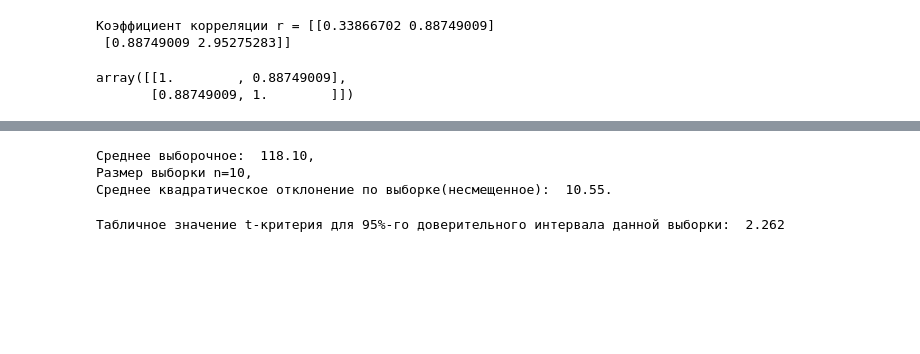
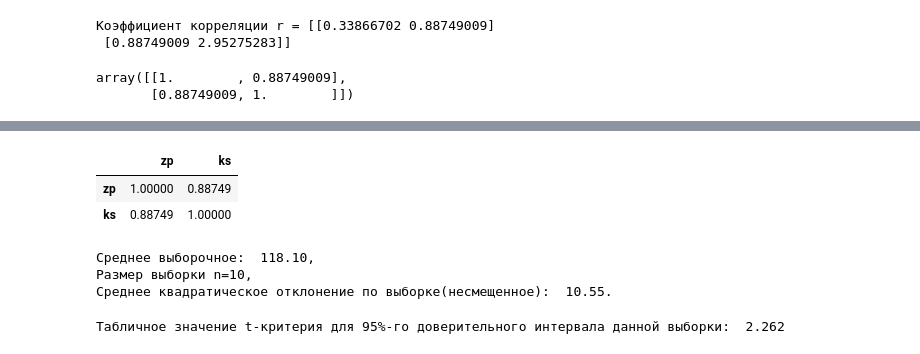
Before and after one commit to MaryVecherik/Math.statistic-seminars-homework, a Jupyter notebook: seminar8/homework8.ipynb, the cells around one changed output, grey strips where cells are left out. Saved outputs shown, nothing was run; the diff lists cells and outputs as text; code cells hidden in the pictures; blank space fills up the shorter version.

```diff
--- a/seminar8/homework8.ipynb
+++ b/seminar8/homework8.ipynb
@@ -63,0 +78,6 @@ array([[1.        , 0.88749009],
+# %%
+df.corr()
+# %% [output]
+|  | zp | ks |
+| zp | 1.00000 | 0.88749 |
+| ks | 0.88749 | 1.00000 |
```
Also changed, not shown: parts of 3 cells of this notebook.
